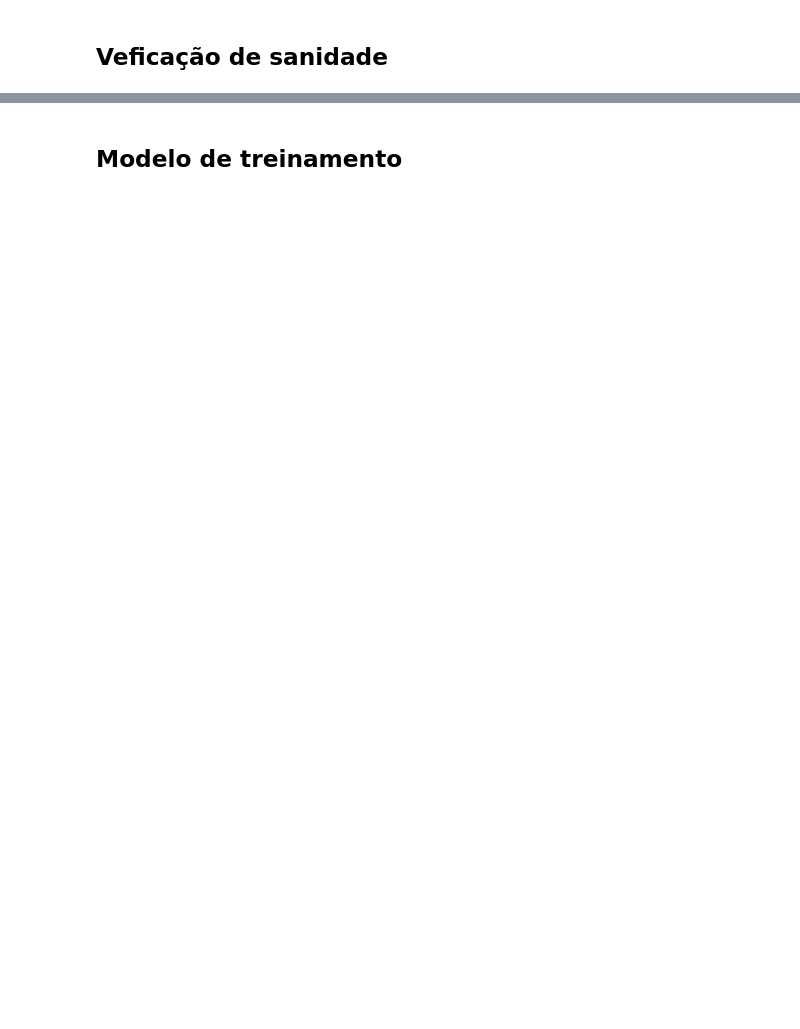
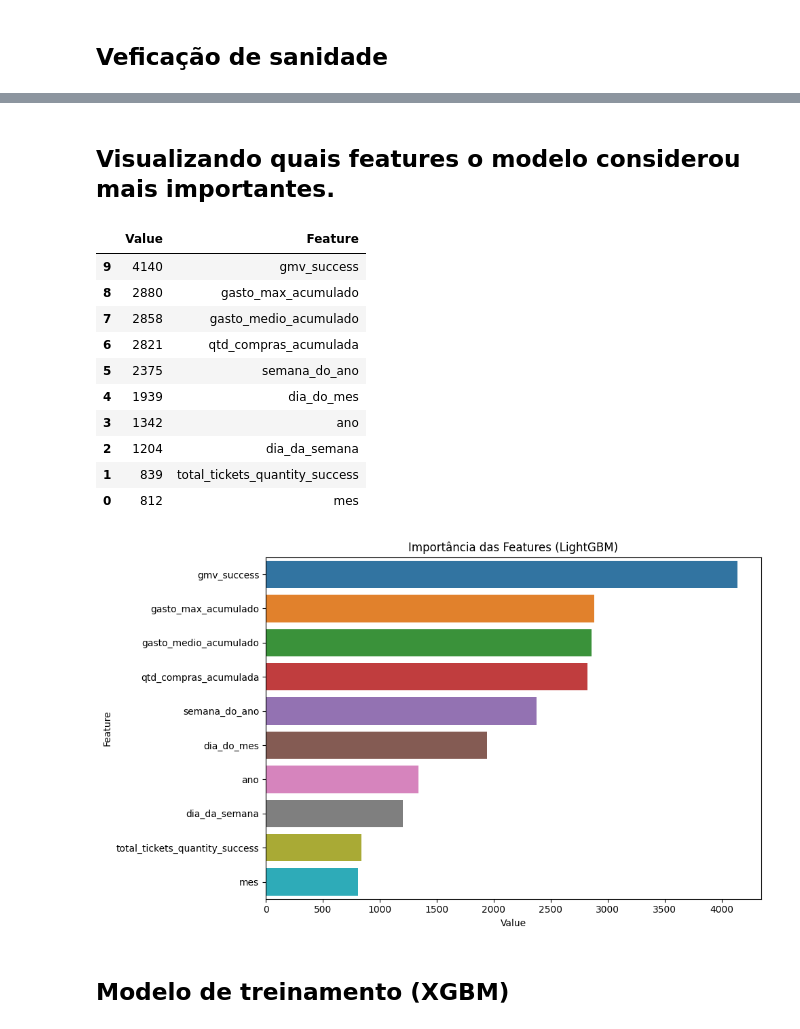
Before and after one commit to PedroHSSoares-Dev/ClickBus, a Jupyter notebook: Desafios/desafio2/notebooks/tratamento.ipynb, the cells around one changed output, grey strips where cells are left out. Saved outputs shown, nothing was run; the diff lists cells and outputs as text; code cells hidden in the pictures; blank space fills up the shorter version.

```diff
--- a/Desafios/desafio2/notebooks/tratamento.ipynb
+++ b/Desafios/desafio2/notebooks/tratamento.ipynb
@@ -342,2 +387,28 @@ display(historico_cliente[['datetime', 'dias_ate_prox_compra', 'comprou_prox_30_
+# %% [markdown]
+## Visualizando quais features o modelo considerou mais importantes.
+# %%
+# Cria um DataFrame com a importância de cada feature
+feature_imp = pd.DataFrame(sorted(zip(lgb_clf.feature_importances_, X.columns)), columns=['Value','Feature'])
+
+# Plota o gráfico
+plt.figure(figsize=(10, 6))
+sns.barplot(x="Value", y="Feature", data=feature_imp.sort_values(by="Value", ascending=False))
+plt.title('Importância das Features (LightGBM)')
+plt.tight_layout()
+plt.savefig('../report/feature_importance.png') # Salva a imagem
+feature_imp.sort_values(by="Value", ascending=False)
+# %% [output]
+|  | Value | Feature |
+| 9 | 4140 | gmv_success |
+| 8 | 2880 | gasto_max_acumulado |
+| 7 | 2858 | gasto_medio_acumulado |
+| 6 | 2821 | qtd_compras_acumulada |
+| 5 | 2375 | semana_do_ano |
+| 4 | 1939 | dia_do_mes |
+| 3 | 1342 | ano |
+| 2 | 1204 | dia_da_semana |
+| 1 | 839 | total_tickets_quantity_success |
+| 0 | 812 | mes |
+[figure, added]
 # %% [markdown]
-## Modelo de treinamento
+## Modelo de treinamento (XGBM)
```
Also changed, not shown: parts of 13 cells of this notebook, 1 other file.
